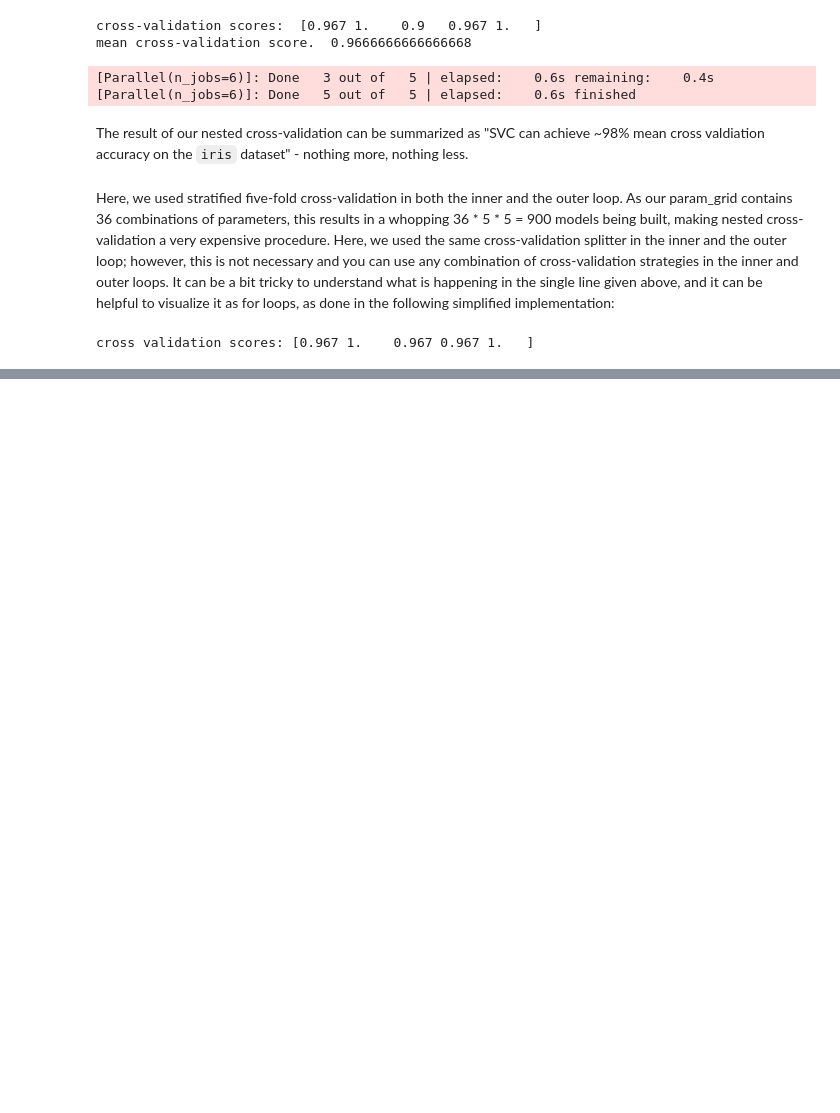
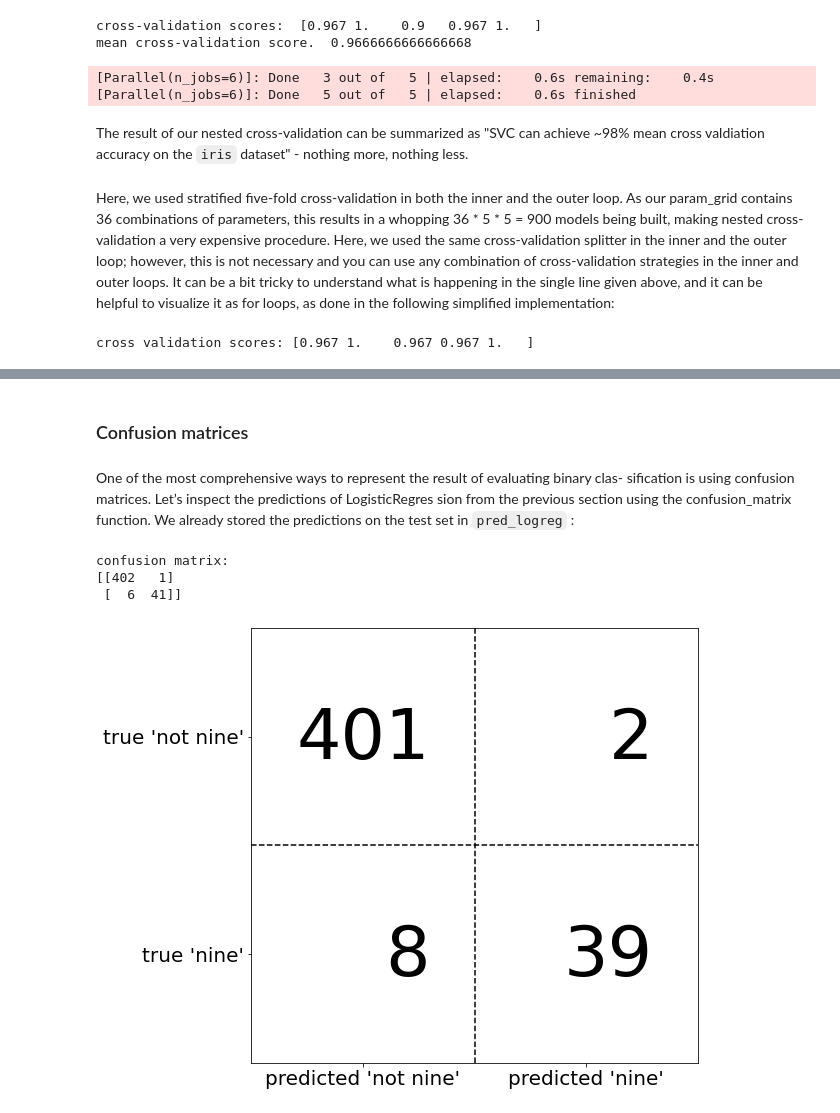
Before and after one commit to cmarsa/imlwp, a Jupyter notebook: 05_model_evaluation_and_improvement.ipynb, the cells around one changed output, grey strips where cells are left out. Saved outputs shown, nothing was run; the diff lists cells and outputs as text; code cells hidden in the pictures; blank space fills up the shorter version.

Commit message:
Until ROC and AUC curves.

```diff
--- a/05_model_evaluation_and_improvement.ipynb
+++ b/05_model_evaluation_and_improvement.ipynb
@@ -839,0 +1016,20 @@ putationally challenging, it is also embarrassingly parallel. This means that bu
+# %% [markdown]
+### Confusion matrices
+# %% [markdown]
+One of the most comprehensive ways to represent the result of evaluating binary clas‐
+sification is using confusion matrices. Let’s inspect the predictions of LogisticRegres
+sion from the previous section using the confusion_matrix function. We already
+stored the predictions on the test set in `pred_logreg` :
+# %%
+from sklearn.metrics import confusion_matrix
+
+confusion = confusion_matrix(y_test, pred_logreg)
+print(f'confusion matrix:\n{confusion}')
+# %% [output]
+confusion matrix:
+[[402   1]
+ [  6  41]]
+# %%
+mglearn.plots.plot_confusion_matrix_illustration()
+# %% [output]
+[figure, added]
```
Also changed, not shown: parts of 63 cells of this notebook.
